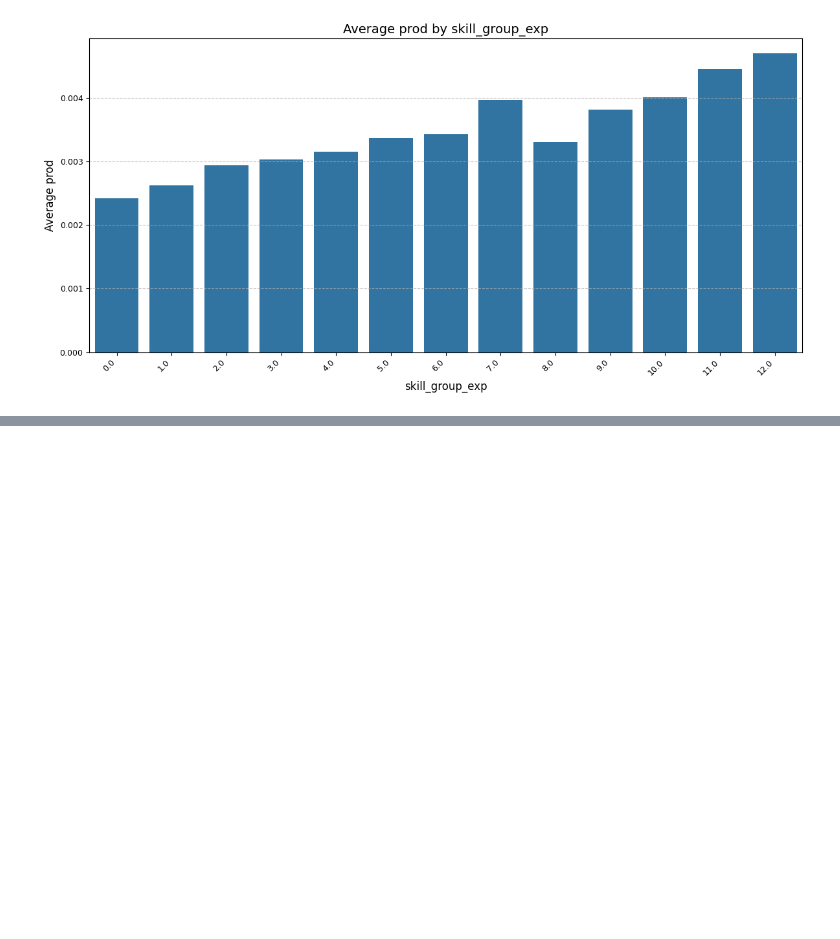
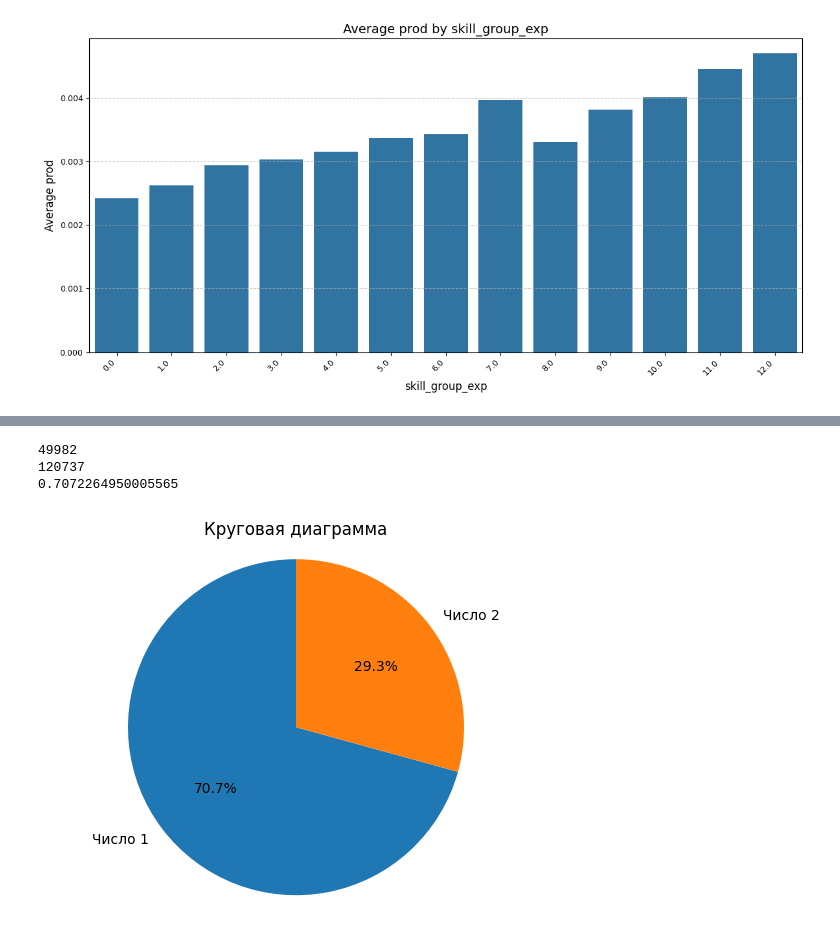
Before and after one commit to Worislooov/DANO_MSC_2025, a Jupyter notebook: Vova/filile.ipynb, the cells around one changed output, grey strips where cells are left out. Cells and saved outputs as stored; diff of their text form; code cells hidden in the pictures; blank space fills up the shorter version.

```diff
--- a/Vova/filile.ipynb
+++ b/Vova/filile.ipynb
@@ -282,3 +286,29 @@ Notes:
 Mean Squared Error (MSE): 6.849814165776119e-08
 R-squared (R2): 0.9093203148540752
 [figure]
+# %%
+# Создание графика
+count1 = df[df['exp_staff'] > df['skill_group_exp']].shape[0]
+count2 = df[df['exp_staff'] <= df['skill_group_exp']].shape[0]
+print(count2)
+print(count1)
+print(count1/len(df))
+labels = ['Число 1', 'Число 2']
+values = [count1, count2]
+
+# Построение круговой диаграммы
+plt.pie(values, labels=labels, autopct='%1.1f%%', startangle=90)
+
+# Добавление равного соотношения осей
+plt.axis('equal')  # Это делает круговую диаграмму кругом
+
+# Заголовок
+plt.title('Круговая диаграмма')
+
+# Показать график
+plt.show()
+# %% [output]
+49982
+120737
+0.7072264950005565
+[figure, added]
```
Also changed, not shown: parts of 2 cells of this notebook, 3 other files.
